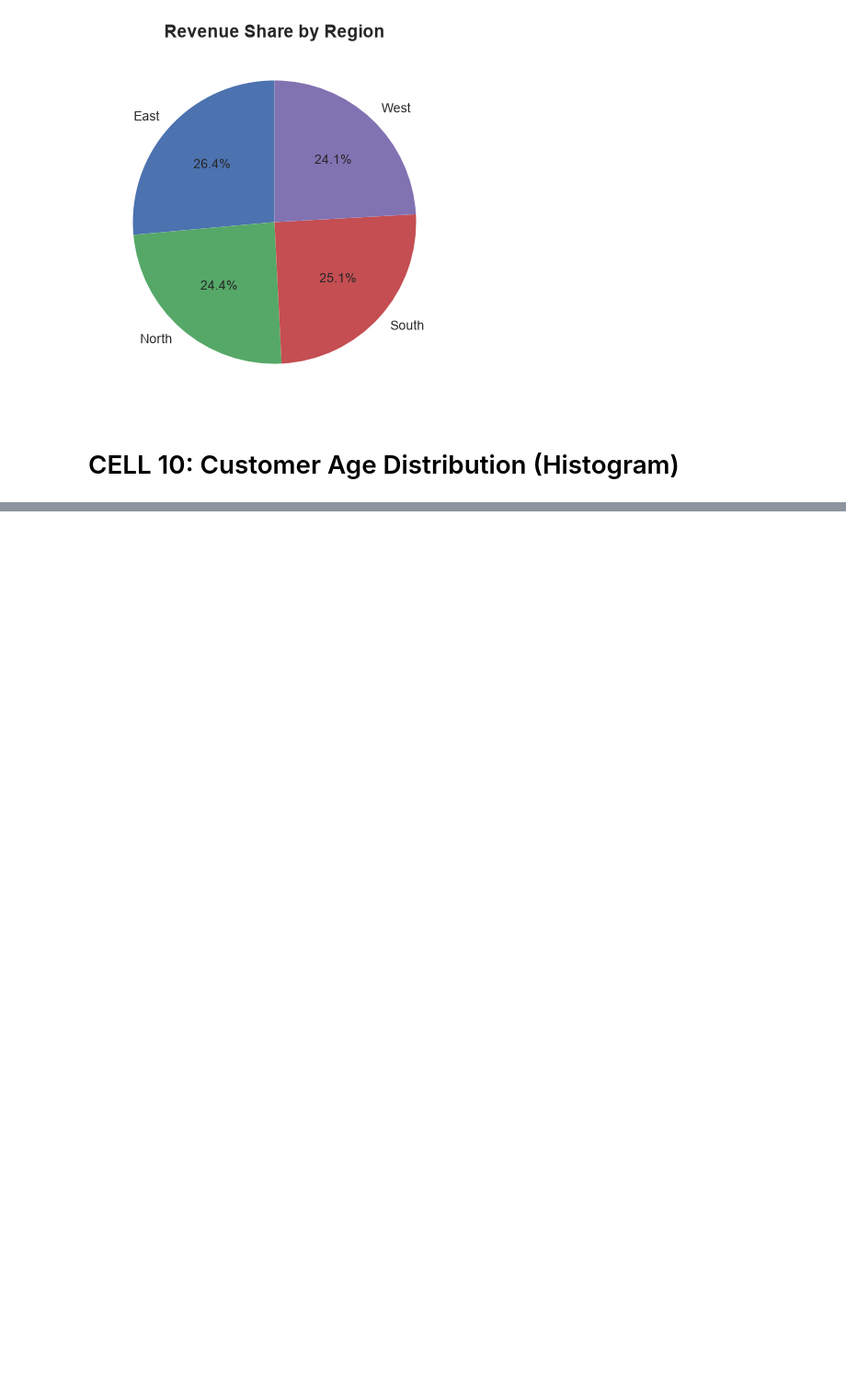
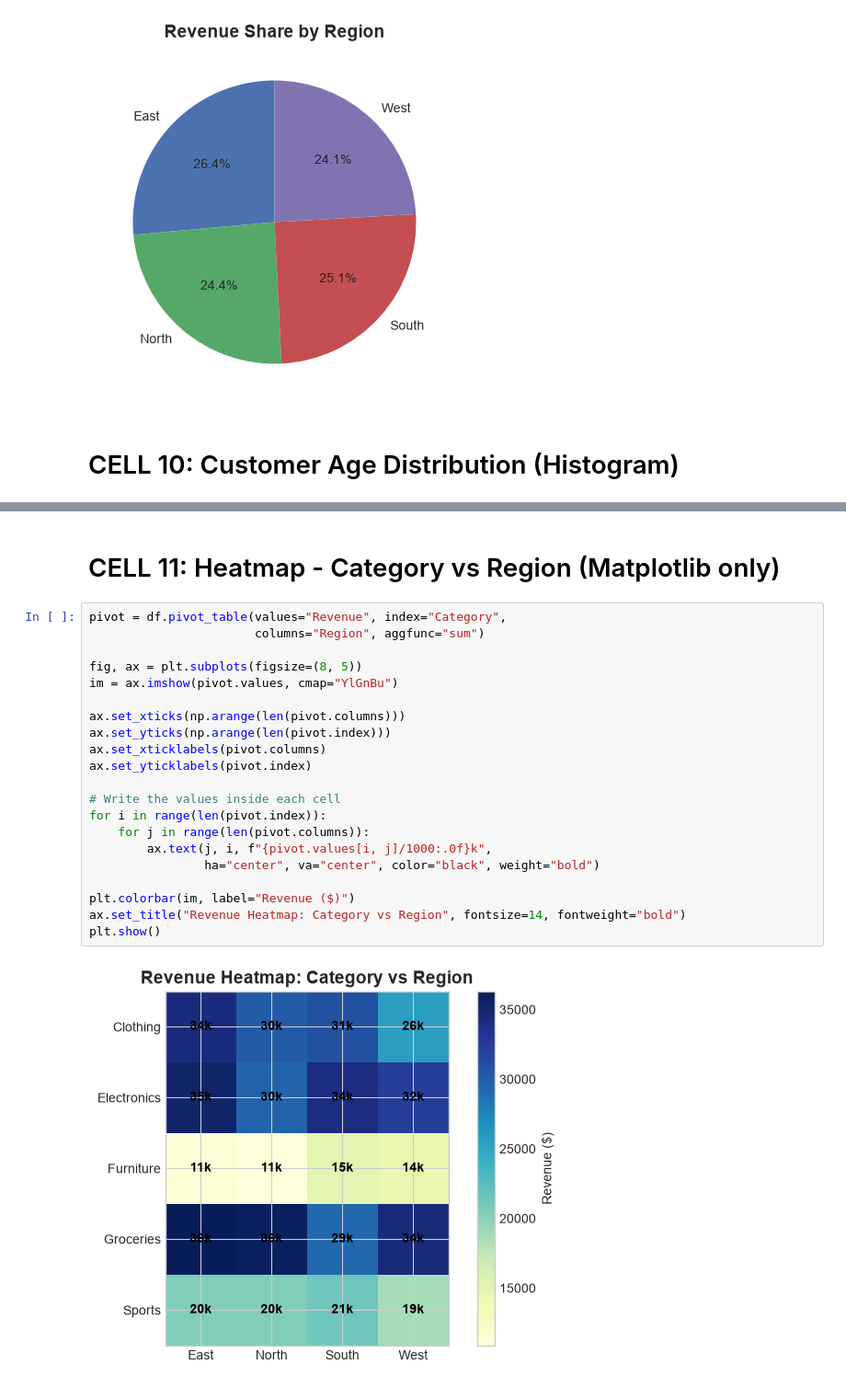
Before and after one commit to ArsalJan34/python-data-roadmap, a Jupyter notebook: Data Science Projects/Retail Sales Analysis & Visualization/SalesAnalysis.ipynb, the cells around one changed output, grey strips where cells are left out. Shown at 92% size. Cells and saved outputs as stored; diff of their text form; blank space fills up the shorter version.

```diff
--- a/Data Science Projects/Retail Sales Analysis & Visualization/SalesAnalysis.ipynb
+++ b/Data Science Projects/Retail Sales Analysis & Visualization/SalesAnalysis.ipynb
@@ -165,0 +173,25 @@ plt.axvline(df["Customer_Age"].mean(),color="")
+# %% [markdown]
+# CELL 11: Heatmap - Category vs Region (Matplotlib only)
+# %%
+pivot = df.pivot_table(values="Revenue", index="Category",
+                       columns="Region", aggfunc="sum")
+
+fig, ax = plt.subplots(figsize=(8, 5))
+im = ax.imshow(pivot.values, cmap="YlGnBu")
+
+ax.set_xticks(np.arange(len(pivot.columns)))
+ax.set_yticks(np.arange(len(pivot.index)))
+ax.set_xticklabels(pivot.columns)
+ax.set_yticklabels(pivot.index)
+
+# Write the values inside each cell
+for i in range(len(pivot.index)):
+    for j in range(len(pivot.columns)):
+        ax.text(j, i, f"{pivot.values[i, j]/1000:.0f}k",
+                ha="center", va="center", color="black", weight="bold")
+
+plt.colorbar(im, label="Revenue ($)")
+ax.set_title("Revenue Heatmap: Category vs Region", fontsize=14, fontweight="bold")
+plt.show()
+# %% [output]
+[figure, added]
```
Also changed, not shown: parts of 7 cells of this notebook, 3 other files.
